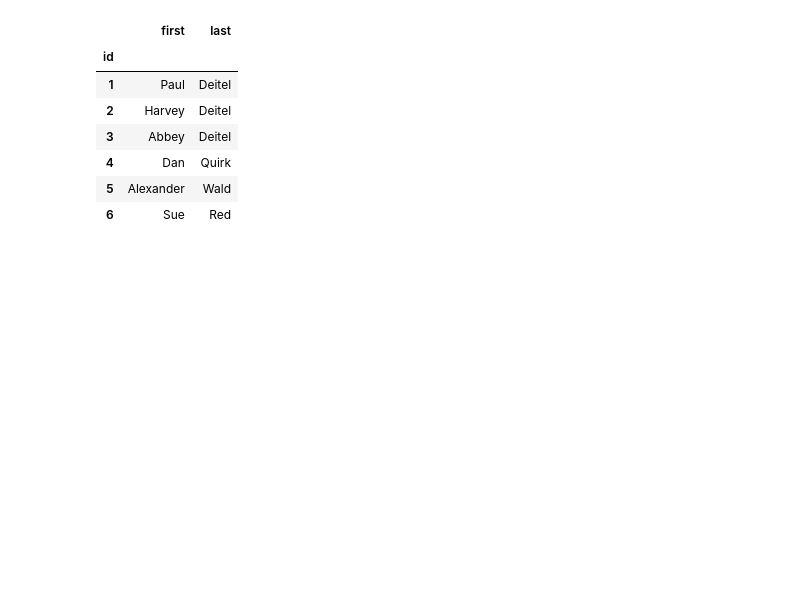
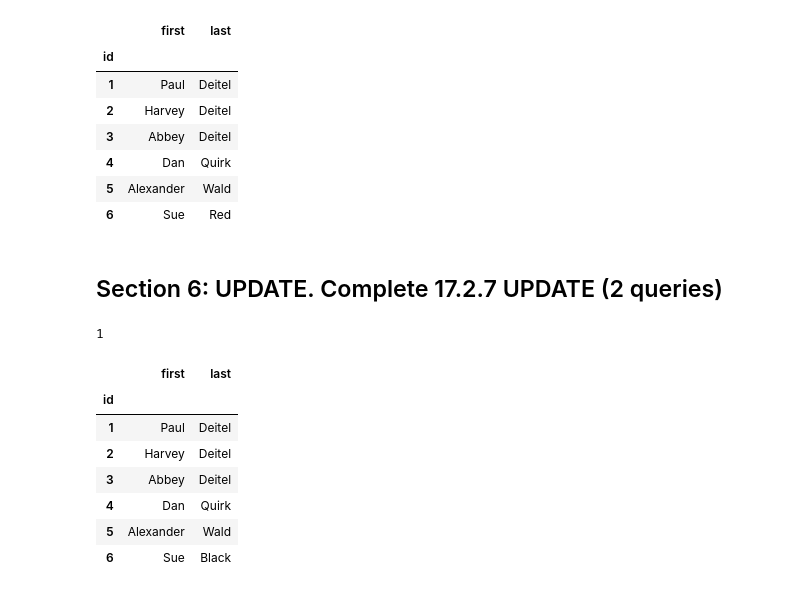
Before and after one commit to adriacv17/datafun-05-data-at-rest, a Jupyter notebook: SQL_task_4.ipynb, the cells around one changed output. Saved outputs shown, nothing was run; the diff lists cells and outputs as text; code cells hidden in the pictures; blank space fills up the shorter version.

Commit message:
Project 5 take 4 section 6

```diff
--- a/SQL_task_4.ipynb
+++ b/SQL_task_4.ipynb
@@ -224,3 +224,5 @@ pd.read_sql('SELECT id, first, last FROM authors',
 | 4 | Dan | Quirk |
 | 5 | Alexander | Wald |
 | 6 | Sue | Red |
+# %% [markdown]
+## Section 6: UPDATE. Complete 17.2.7 UPDATE (2 queries)
@@ -226,0 +234,18 @@ pd.read_sql('SELECT id, first, last FROM authors',
+# %%
+cursor.rowcount # use rowcount attribute to show how many rows were modified
+# %% [output]
+1
+# %%
+# listing the authors table's contents
+
+pd.read_sql('SELECT id, first, last FROM authors',
+             connection, index_col=['id'])
+# %% [output]
+|  | first | last |
+| id |  |  |
+| 1 | Paul | Deitel |
+| 2 | Harvey | Deitel |
+| 3 | Abbey | Deitel |
+| 4 | Dan | Quirk |
+| 5 | Alexander | Wald |
+| 6 | Sue | Black |
```
Also changed, not shown: parts of 1 cell of this notebook.
